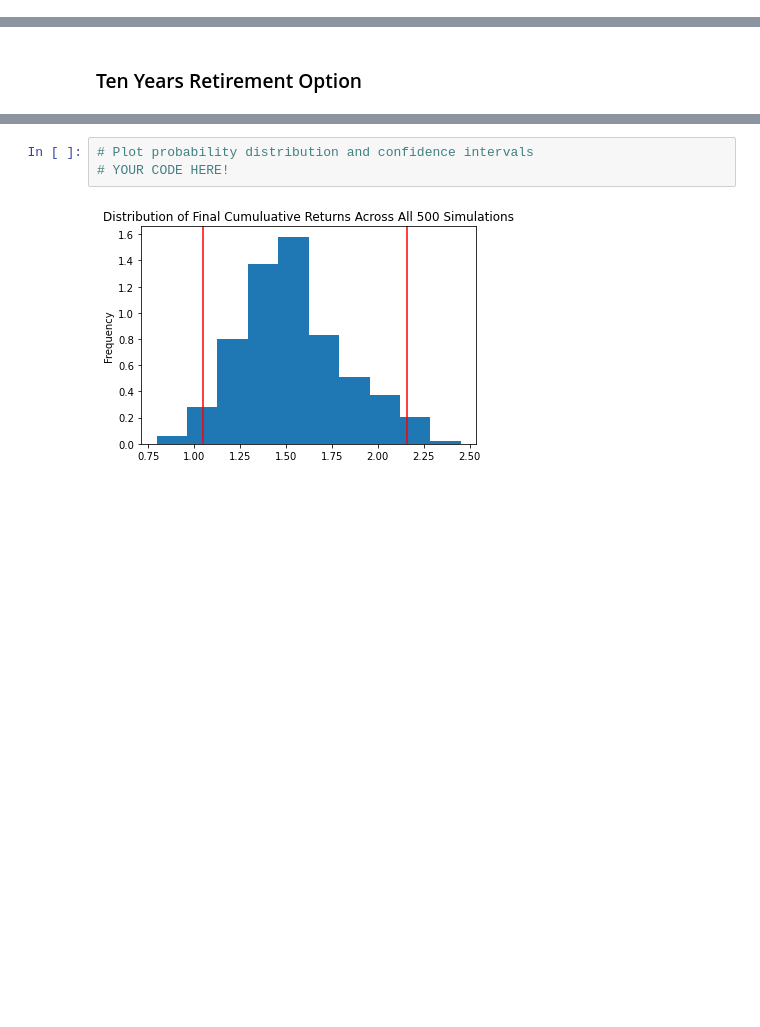
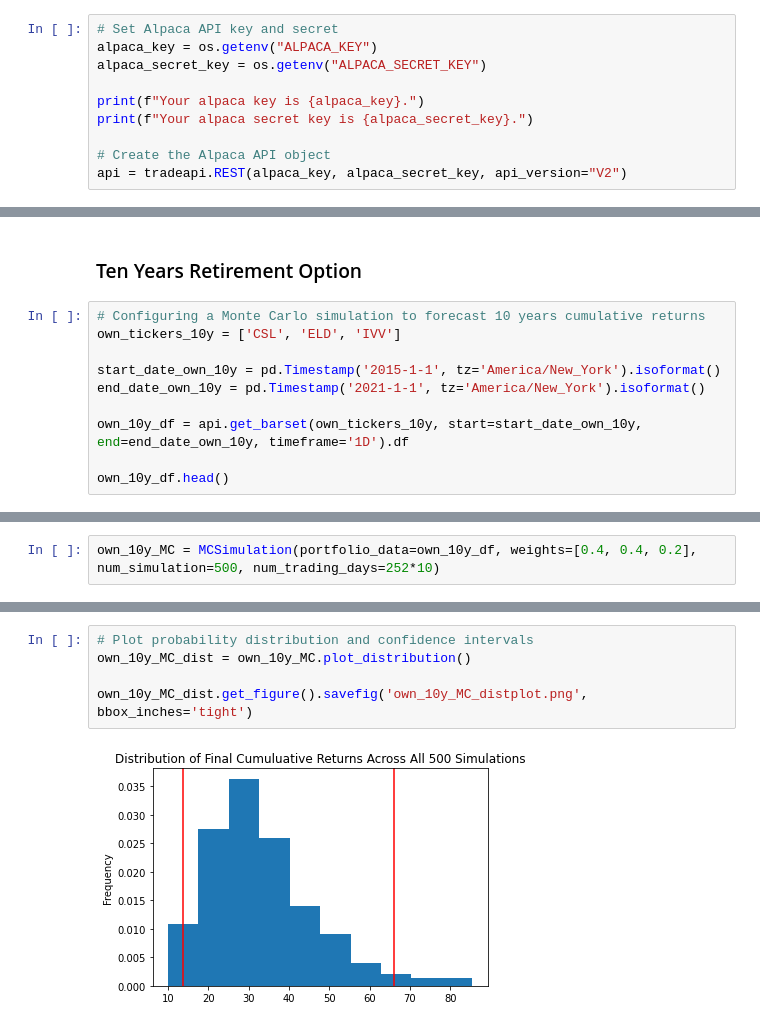
Before and after one commit to TribThapa/MyFinTechHomework, a Jupyter notebook: Week5_07062021/Assignment/financial-planner.ipynb, the cells around one changed output, grey strips where cells are left out. Drawn from its saved outputs; the diff is of its cells as text; blank space fills up the shorter version.

```diff
--- a/Week5_07062021/Assignment/financial-planner.ipynb
+++ b/Week5_07062021/Assignment/financial-planner.ipynb
@@ -56,0 +78,10 @@ my_spy = 50
+# %%
+# Set Alpaca API key and secret
+alpaca_key = os.getenv("ALPACA_KEY")
+alpaca_secret_key = os.getenv("ALPACA_SECRET_KEY")
+
+print(f"Your alpaca key is {alpaca_key}.")
+print(f"Your alpaca secret key is {alpaca_secret_key}.")
+
+# Create the Alpaca API object
+api = tradeapi.REST(alpaca_key, alpaca_secret_key, api_version="V2")
@@ -354,2 +485,12 @@ There is a 95% chance that an initial investment of $60000 in the portfolio over
 # %% [markdown]
 ### Ten Years Retirement Option
+# %%
+# Configuring a Monte Carlo simulation to forecast 10 years cumulative returns
+own_tickers_10y = ['CSL', 'ELD', 'IVV']
+
+start_date_own_10y = pd.Timestamp('2015-1-1', tz='America/New_York').isoformat()
+end_date_own_10y = pd.Timestamp('2021-1-1', tz='America/New_York').isoformat()
+
+own_10y_df = api.get_barset(own_tickers_10y, start=start_date_own_10y, end=end_date_own_10y, timeframe='1D').df
+
+own_10y_df.head()
@@ -356 +506,3 @@ There is a 95% chance that an initial investment of $60000 in the portfolio over
+# %%
+own_10y_MC = MCSimulation(portfolio_data=own_10y_df, weights=[0.4, 0.4, 0.2], num_simulation=500, num_trading_days=252*10)
 # %%
@@ -398,7 +549,9 @@ Running Monte Carlo simulation number 490.
 # %%
 # Plot probability distribution and confidence intervals
-# YOUR CODE HERE!
+own_10y_MC_dist = own_10y_MC.plot_distribution()
+
+own_10y_MC_dist.get_figure().savefig('own_10y_MC_distplot.png', bbox_inches='tight')
 # %% [output]
-[figure, old version]
+[figure, new version]
 # %%
 # Fetch summary statistics from the Monte Carlo simulation results
```
Also changed, not shown: parts of 42 cells of this notebook, 7 other files.
